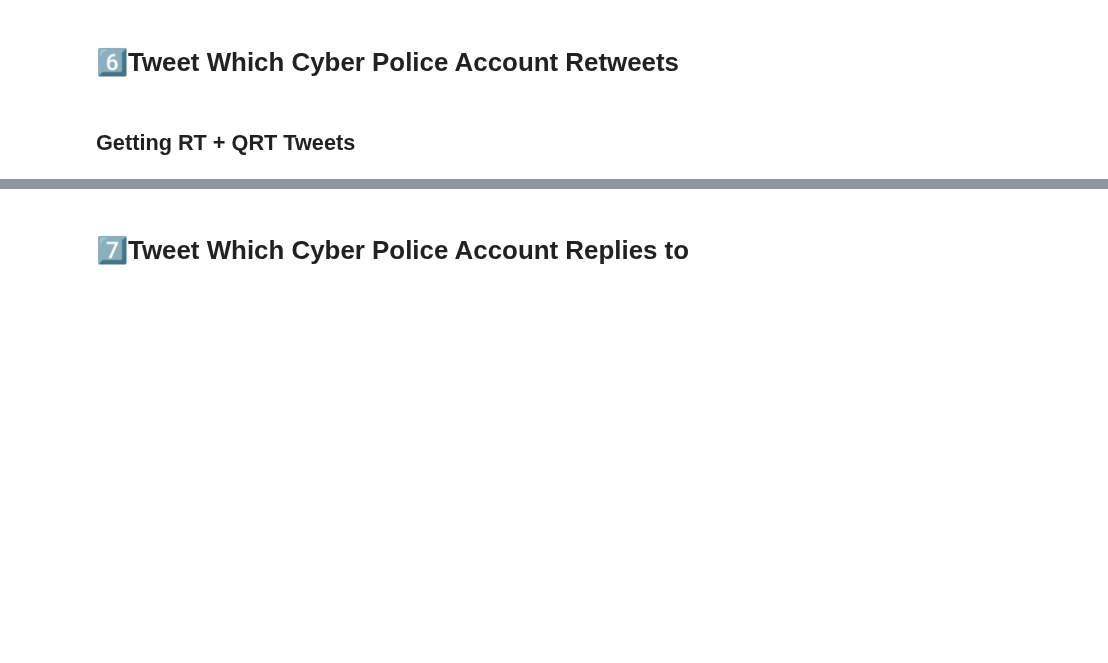
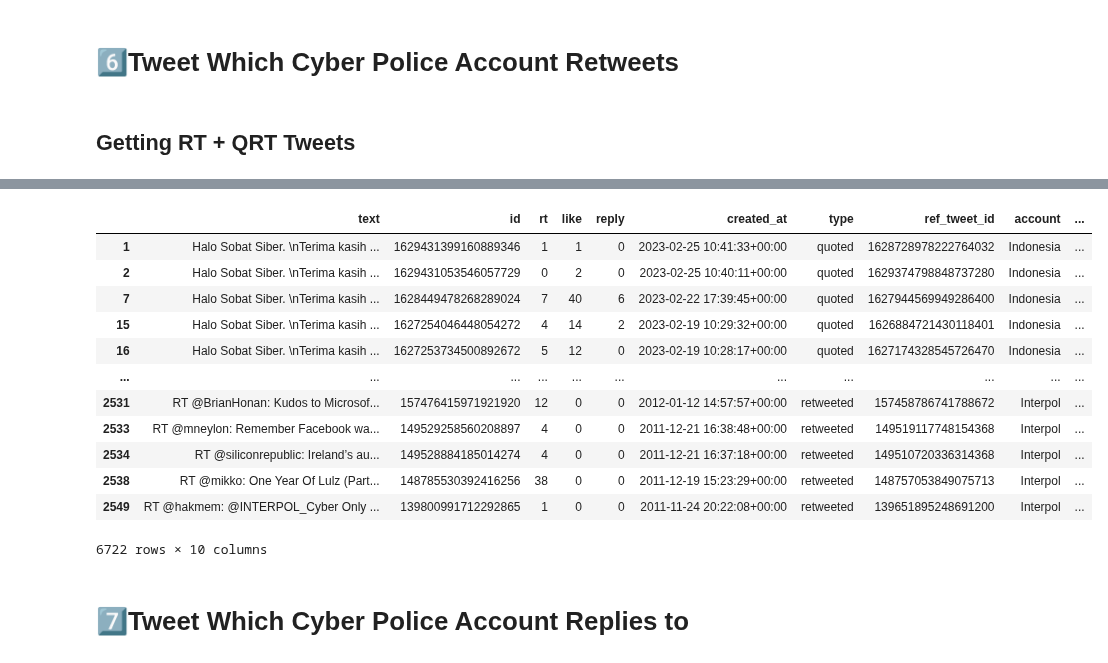
Before and after one commit to ranggakd/DAIly, a Jupyter notebook: projects/cyber police/Tweepy_of_CyberPolice_Comparison.ipynb, the cells around one changed output, grey strips where cells are left out. Drawn from its saved outputs; the diff is of its cells as text; code cells hidden in the pictures; blank space fills up the shorter version.

```diff
--- a/projects/cyber police/Tweepy_of_CyberPolice_Comparison.ipynb
+++ b/projects/cyber police/Tweepy_of_CyberPolice_Comparison.ipynb
@@ -729,3 +709,19 @@ display(int_rt_t)
+# %%
+display(rt_df)
+# %% [output]
+|  | text | id | rt | like | reply | created_at | type | ref_tweet_id | account | ... |
+| 1 | Halo Sobat Siber. \nTerima kasih ... | 1629431399160889346 | 1 | 1 | 0 | 2023-02-25 10:41:33+00:00 | quoted | 1628728978222764032 | Indonesia | ... |
+| 2 | Halo Sobat Siber. \nTerima kasih ... | 1629431053546057729 | 0 | 2 | 0 | 2023-02-25 10:40:11+00:00 | quoted | 1629374798848737280 | Indonesia | ... |
+| 7 | Halo Sobat Siber. \nTerima kasih ... | 1628449478268289024 | 7 | 40 | 6 | 2023-02-22 17:39:45+00:00 | quoted | 1627944569949286400 | Indonesia | ... |
+| 15 | Halo Sobat Siber. \nTerima kasih ... | 1627254046448054272 | 4 | 14 | 2 | 2023-02-19 10:29:32+00:00 | quoted | 1626884721430118401 | Indonesia | ... |
+| 16 | Halo Sobat Siber. \nTerima kasih ... | 1627253734500892672 | 5 | 12 | 0 | 2023-02-19 10:28:17+00:00 | quoted | 1627174328545726470 | Indonesia | ... |
+| ... | ... | ... | ... | ... | ... | ... | ... | ... | ... | ... |
+| 2531 | RT @BrianHonan: Kudos to Microsof... | 157476415971921920 | 12 | 0 | 0 | 2012-01-12 14:57:57+00:00 | retweeted | 157458786741788672 | Interpol | ... |
+| 2533 | RT @mneylon: Remember Facebook wa... | 149529258560208897 | 4 | 0 | 0 | 2011-12-21 16:38:48+00:00 | retweeted | 149519117748154368 | Interpol | ... |
+| 2534 | RT @siliconrepublic: Ireland’s au... | 149528884185014274 | 4 | 0 | 0 | 2011-12-21 16:37:18+00:00 | retweeted | 149510720336314368 | Interpol | ... |
+| 2538 | RT @mikko: One Year Of Lulz (Part... | 148785530392416256 | 38 | 0 | 0 | 2011-12-19 15:23:29+00:00 | retweeted | 148757053849075713 | Interpol | ... |
+| 2549 | RT @hakmem: @INTERPOL_Cyber Only ... | 139800991712292865 | 1 | 0 | 0 | 2011-11-24 20:22:08+00:00 | retweeted | 139651895248691200 | Interpol | ... |
+6722 rows × 10 columns
 # %% [markdown]
 # 7️⃣Tweet Which Cyber Police Account Replies to
 # %% [markdown]
```
Also changed, not shown: parts of 40 cells of this notebook, 7 other files.
